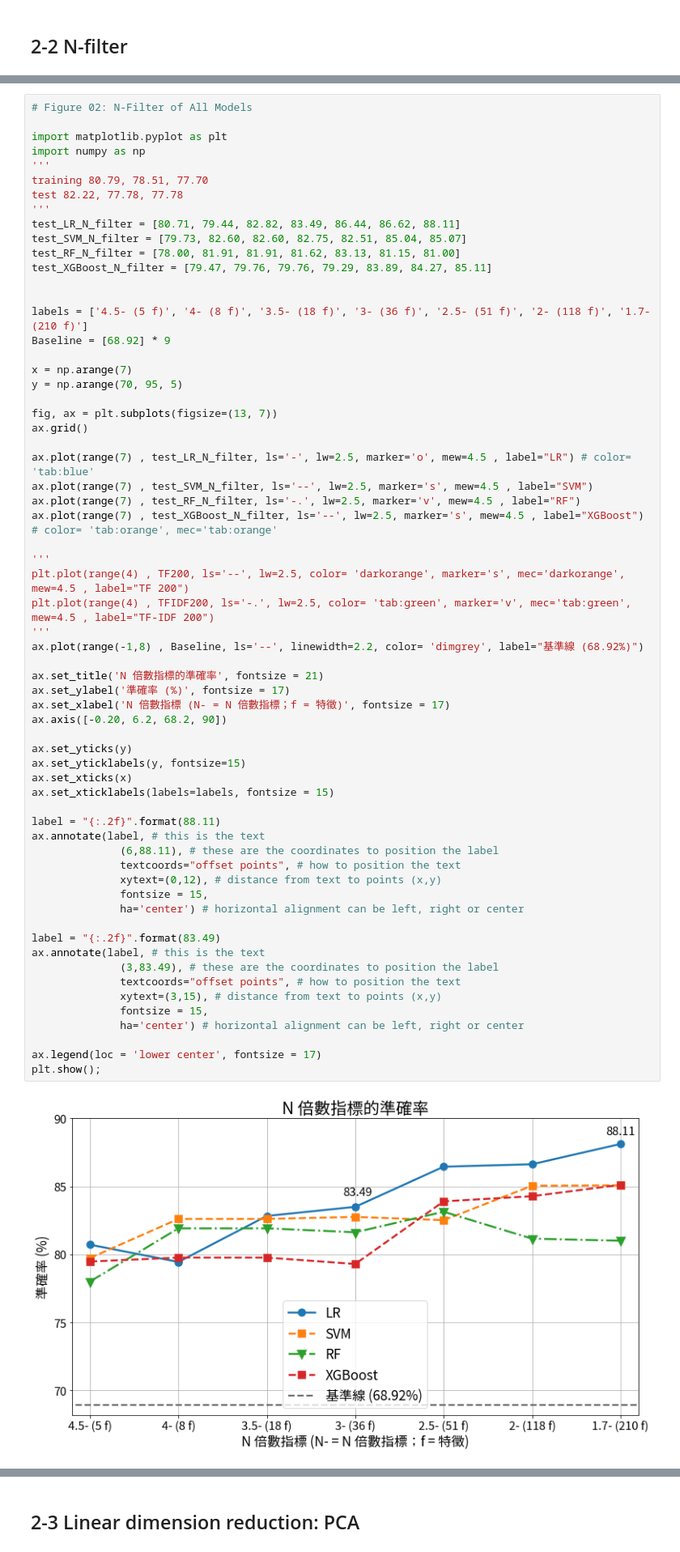
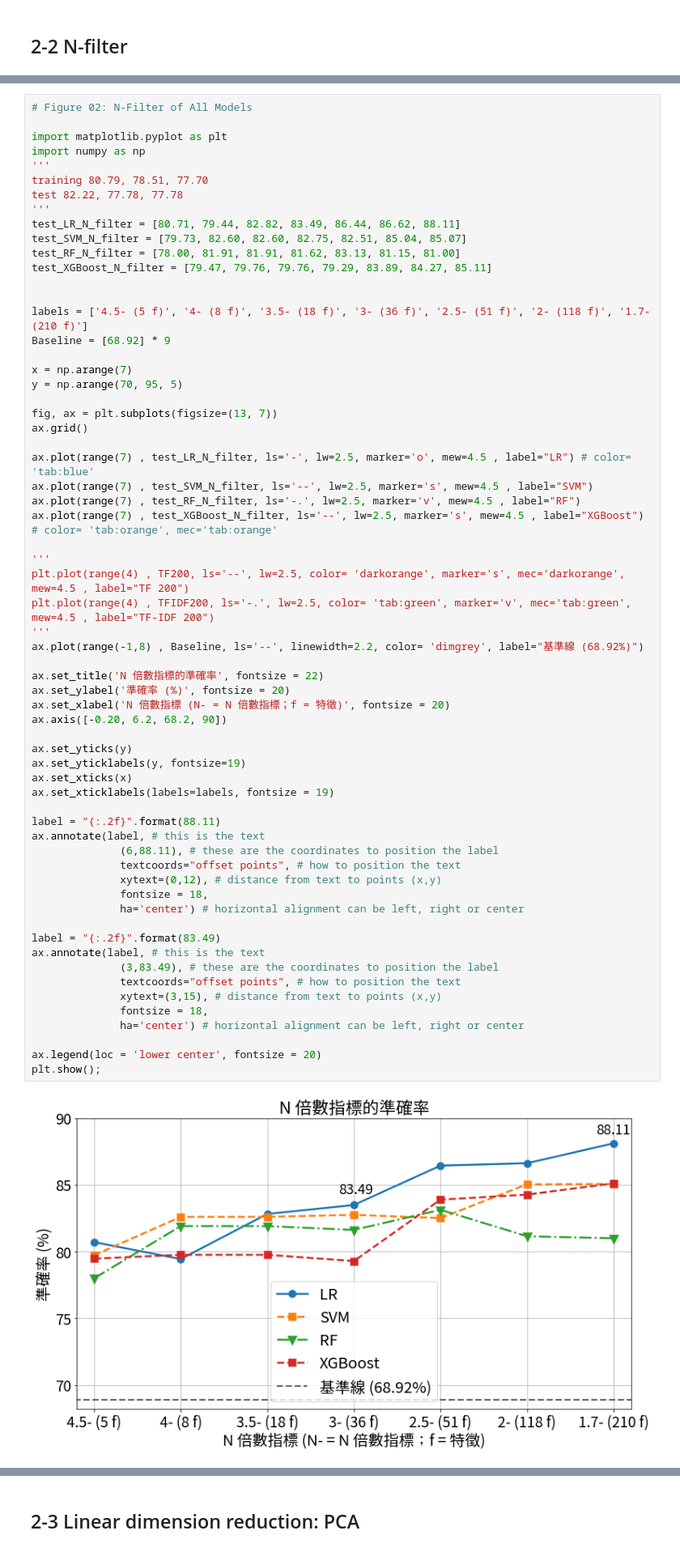
Before and after one commit to yu-cheng-kuo-28/text-mining-on-fomc-minutes, a Jupyter notebook: FOMC_01_py_code/FOMC_13_Plotting.ipynb, the cells around one changed output, grey strips where cells are left out. Shown at 81% size. Saved outputs shown, nothing was run; the diff lists cells and outputs as text.

```diff
--- a/FOMC_01_py_code/FOMC_13_Plotting.ipynb
+++ b/FOMC_01_py_code/FOMC_13_Plotting.ipynb
@@ -283,42 +283,42 @@ ax.plot(range(7) , test_SVM_N_filter, ls='--', lw=2.5, marker='s', mew=4.5 , lab
 ax.plot(range(7) , test_RF_N_filter, ls='-.', lw=2.5, marker='v', mew=4.5 , label="RF")
 ax.plot(range(7) , test_XGBoost_N_filter, ls='--', lw=2.5, marker='s', mew=4.5 , label="XGBoost") # color= 'tab:orange', mec='tab:orange'
 
 '''
 plt.plot(range(4) , TF200, ls='--', lw=2.5, color= 'darkorange', marker='s', mec='darkorange', mew=4.5 , label="TF 200")
 plt.plot(range(4) , TFIDF200, ls='-.', lw=2.5, color= 'tab:green', marker='v', mec='tab:green', mew=4.5 , label="TF-IDF 200")
 '''
 ax.plot(range(-1,8) , Baseline, ls='--', linewidth=2.2, color= 'dimgrey', label="基準線 (68.92%)")
 
-ax.set_title('N 倍數指標的準確率', fontsize = 21)
-ax.set_ylabel('準確率 (%)', fontsize = 17)
-ax.set_xlabel('N 倍數指標 (N- = N 倍數指標；f = 特徵)', fontsize = 17)
+ax.set_title('N 倍數指標的準確率', fontsize = 22)
+ax.set_ylabel('準確率 (%)', fontsize = 20)
+ax.set_xlabel('N 倍數指標 (N- = N 倍數指標；f = 特徵)', fontsize = 20)
 ax.axis([-0.20, 6.2, 68.2, 90])
 
 ax.set_yticks(y)
-ax.set_yticklabels(y, fontsize=15)
+ax.set_yticklabels(y, fontsize=19)
 ax.set_xticks(x)
-ax.set_xticklabels(labels=labels, fontsize = 15)
+ax.set_xticklabels(labels=labels, fontsize = 19)
 
 label = "{:.2f}".format(88.11)
 ax.annotate(label, # this is the text
               (6,88.11), # these are the coordinates to position the label
               textcoords="offset points", # how to position the text
               xytext=(0,12), # distance from text to points (x,y)
-              fontsize = 15,
+              fontsize = 18,
               ha='center') # horizontal alignment can be left, right or center
 
 label = "{:.2f}".format(83.49)
 ax.annotate(label, # this is the text
               (3,83.49), # these are the coordinates to position the label
               textcoords="offset points", # how to position the text
               xytext=(3,15), # distance from text to points (x,y)
-              fontsize = 15,
+              fontsize = 18,
               ha='center') # horizontal alignment can be left, right or center
 
-ax.legend(loc = 'lower center', fontsize = 17)
+ax.legend(loc = 'lower center', fontsize = 20)
 plt.show();
 # %% [output]
-[figure, old version]
+[figure, new version]
 # %%
 '''
 # Add Labels and Text to Matplotlib Plots: Annotation Examples
```
Also changed, not shown: parts of 4 cells of this notebook, 1 other file.
